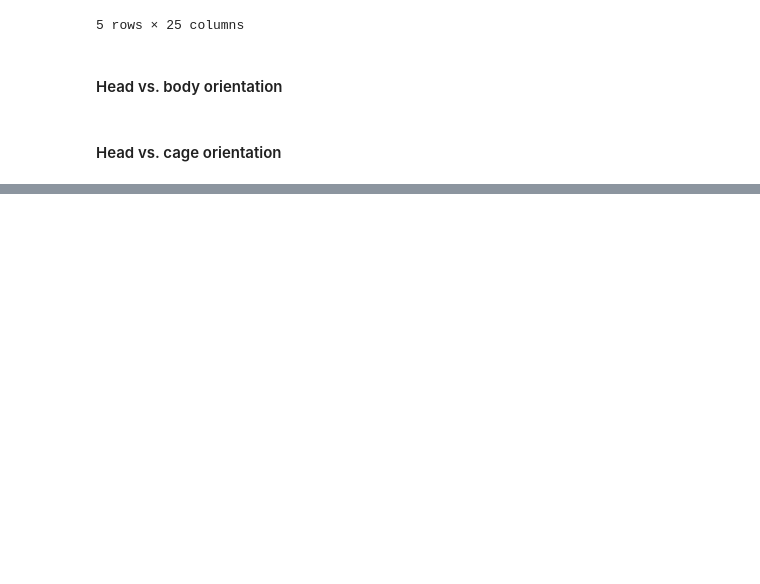
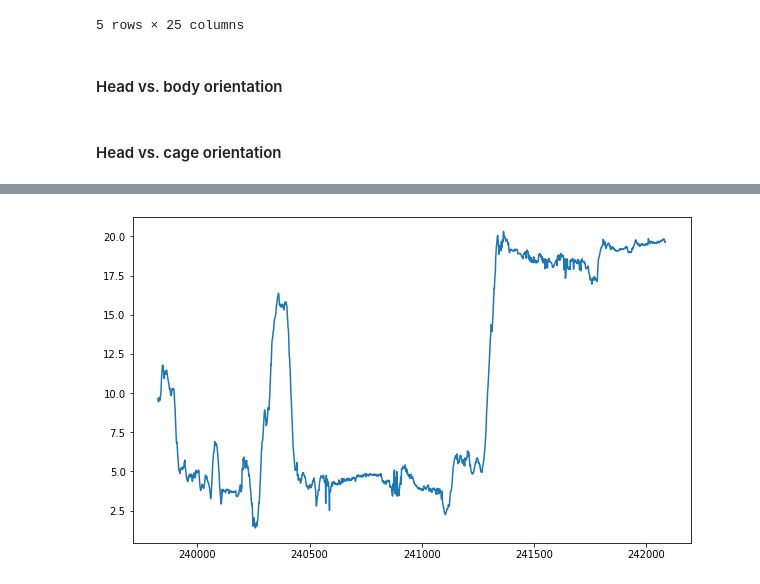
Before and after one commit to ffvoigt/neuromatch-compneuro-2022-project, a Jupyter notebook: Feature_Extraction_NM2022_Sfenj1.ipynb, the cells around one changed output, grey strips where cells are left out. Saved outputs shown, nothing was run; the diff lists cells and outputs as text; code cells hidden in the pictures; blank space fills up the shorter version.

```diff
--- a/Feature_Extraction_NM2022_Sfenj1.ipynb
+++ b/Feature_Extraction_NM2022_Sfenj1.ipynb
@@ -340,0 +319,4 @@ plt.hist(head_angle)
+# %%
+plot_feature_vs_frame('distance', session_num=12, mouse_id=0)
+# %% [output]
+[figure, added]
```
Also changed, not shown: parts of 46 cells of this notebook.
